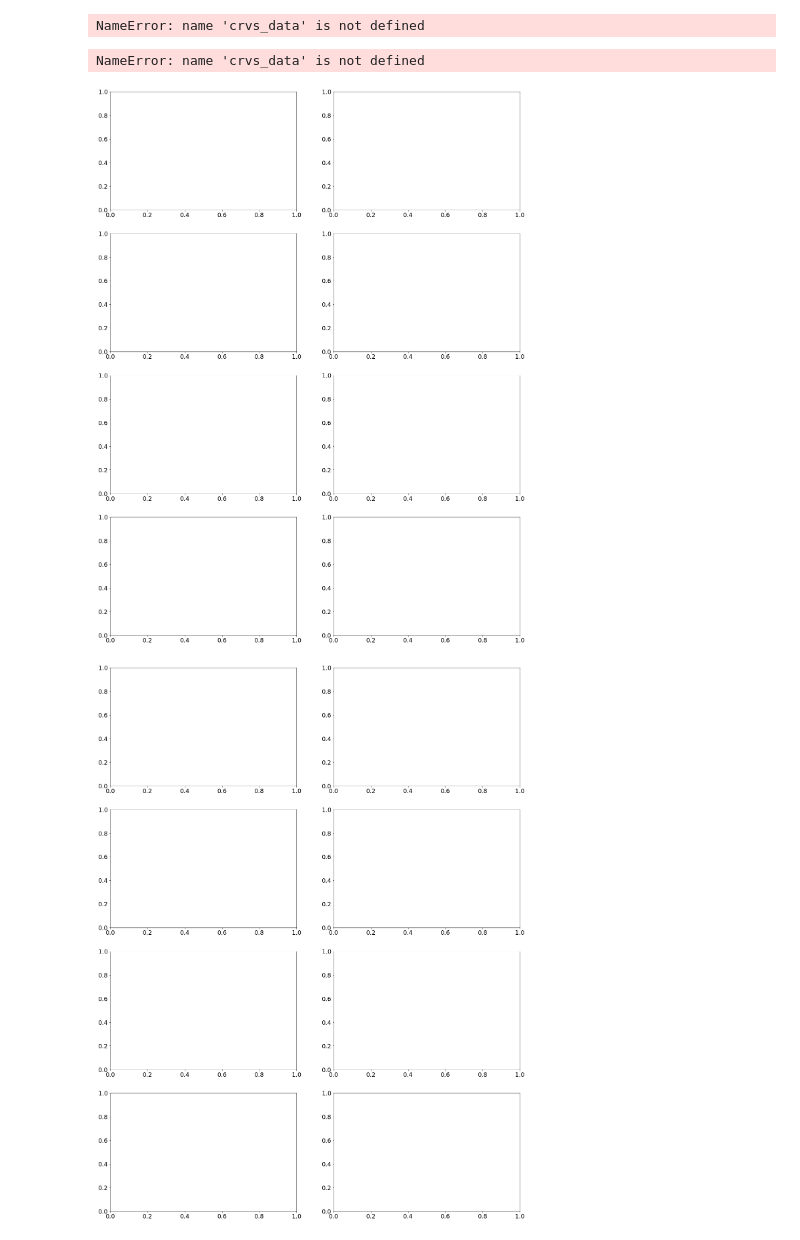
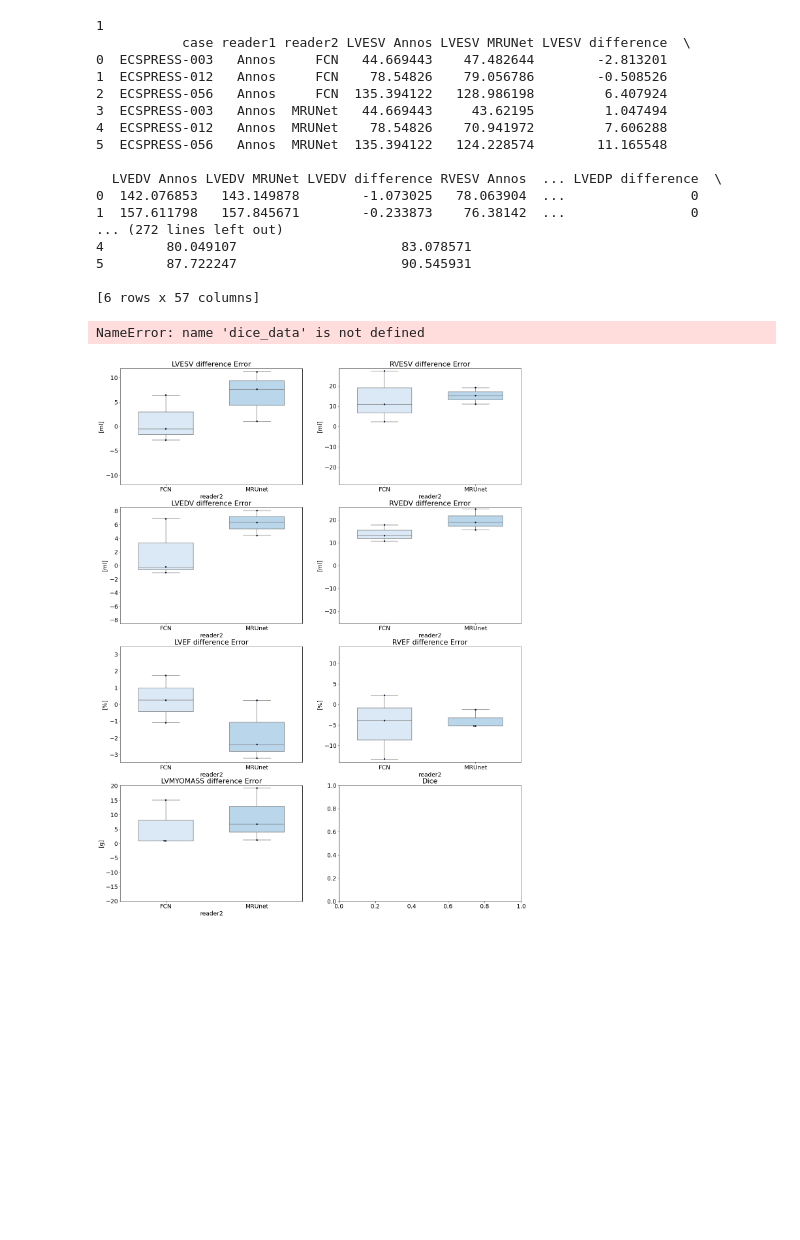
Before and after one commit to thadler/LazyLuna, a Jupyter notebook: Notebooks/CNN_Cases.ipynb, the cells around one changed output. Cells and saved outputs as stored; diff of their text form; code cells hidden in the pictures; blank space fills up the shorter version.

```diff
--- a/Notebooks/CNN_Cases.ipynb
+++ b/Notebooks/CNN_Cases.ipynb
@@ -42,6 +42,8 @@ case_paths = [p for p in os.listdir(bp_cases) if 'Annos' in p and p.endswith('.p
 cases1 = sorted([pickle.load(open(os.path.join(bp_cases, p), 'rb')) for p in case_paths], key=lambda c:c.case_name)
 case_paths = [p for p in os.listdir(bp_cases) if 'FCN' in p and p.endswith('.pickle')]
 cases2 = sorted([pickle.load(open(os.path.join(bp_cases, p), 'rb')) for p in case_paths], key=lambda c:c.case_name)
+case_paths = [p for p in os.listdir(bp_cases) if 'MRUNet' in p and p.endswith('.pickle')]
+cases3 = sorted([pickle.load(open(os.path.join(bp_cases, p), 'rb')) for p in case_paths], key=lambda c:c.case_name)
 # %%
 # get table of CRs, CR means and stdevs & wilcoxon test result diffs
 df, stats, wilcox_tests = clinical_result_pandas_table(cases1, cases2, with_dices=True)
@@ -56,23 +119,31 @@ def SAX_candlelight_plot(gs_cases, name2cases):
     boxplot_palette  = sb.color_palette("Blues")
     boxplot_palette2 = sb.color_palette("Purples")
     swarm_palette = sb.color_palette(["#061C36", "#061C36"])
-    font = {'family' : 'DejaVu Sans',
-            'weight' : 'normal',
-            'size'   : 18}
-    plt.rc('font', **font)
+    plt.rc('font', **{'family': 'DejaVu Sans', 'weight': 'normal', 'size': 18})
     fig, axes = plt.subplots(rows, columns, figsize=(columns*11,(rows*7.5)))
 
     name2tables = dict()
-    for n in name2cases.keys(): name2tables[n] = clinical_result_pandas_table(gs_cases, name2cases[n])
+    tables = []
+    for n_i, n in enumerate(name2cases.keys()):
+        print(n_i)
+        df, stats, wilcox_tests = clinical_result_pandas_table(gs_cases, name2cases[n], with_dices=True)
+        tables.append(df)
+    table = pandas.DataFrame(np.concatenate(tables, axis=0),columns=df.columns)
+    #table = pandas.concat([t for t in tables])
 
     j = 0
-    for i, crv in enumerate(crvs_data):
+    crvs = ['LVESV', 'LVEDV', 'LVEF', 'LVMYOMASS', 'RVESV', 'RVEDV', 'RVEF']
+    crvs = [crv+' difference' for crv in crvs]
+    for i, crv in enumerate(crvs):
         if i >= (rows*columns): continue
         while i >= rows: i-=rows
         axes[i][j].set_title(crv + " Error")
-        sb.boxplot   (ax=axes[i][j], data=crvs_data[crv], palette=boxplot_palette, saturation=1, width=0.6)
-        sb.swarmplot (ax=axes[i][j], data=crvs_data[crv], color="#061C36", alpha=1)
-        axes[i][j].set_xticklabels([name2cases.keys()])
+        print(table)
+        #sb.boxplot   (ax=axes[i][j], data=crvs_data[crv], palette=boxplot_palette, saturation=1, width=0.6)
+        sb.boxplot(ax=axes[i][j], data=table, x='reader2', y=crv, palette=boxplot_palette, saturation=1, width=0.6)
+        #sb.swarmplot (ax=axes[i][j], data=crvs_data[crv], color="#061C36", alpha=1)
+        sb.swarmplot (ax=axes[i][j], data=table, x='reader2', y=crv, color="#061C36", alpha=1)
+        axes[i][j].set_xticklabels(list(name2cases.keys()))
         axes[i][j].set_ylabel('[%]' if 'EF' in crv else '[ml]' if 'ESV' in crv or 'EDV' in crv else '[g]' )
         yabs_max = abs(max(axes[i][j].get_ylim(), key=abs))
         axes[i][j].set_ylim(ymin=-yabs_max, ymax=yabs_max)
@@ -98,5 +169,5 @@ def SAX_candlelight_plot(gs_cases, name2cases):
     plt.subplots_adjust(left=0.075, bottom=0.05, right=0.95, top=0.95, wspace=0.25, hspace=0.35)
     fig.savefig("candlelight_test.png", dpi=100, facecolor="#FFFFFF")
 
-SAX_candlelight_plot(cases1, {'Unet':cases2})
+SAX_candlelight_plot(cases1, {'FCN':cases2, 'MRUnet':cases3})
 # %% [output]
@@ -120,7 +175,22 @@ RVEDP SAX RVED 1
-NameError: name 'crvs_data' is not defined
+1
+           case reader1 reader2 LVESV Annos LVESV MRUNet LVESV difference  \
+0  ECSPRESS-003   Annos     FCN   44.669443    47.482644        -2.813201
+1  ECSPRESS-012   Annos     FCN    78.54826    79.056786        -0.508526
+2  ECSPRESS-056   Annos     FCN  135.394122   128.986198         6.407924
+3  ECSPRESS-003   Annos  MRUNet   44.669443     43.62195         1.047494
+4  ECSPRESS-012   Annos  MRUNet    78.54826    70.941972         7.606288
+5  ECSPRESS-056   Annos  MRUNet  135.394122   124.228574        11.165548
+
+  LVEDV Annos LVEDV MRUNet LVEDV difference RVESV Annos  ... LVEDP difference  \
+0  142.076853   143.149878        -1.073025   78.063904  ...                0
+1  157.611798   157.845671        -0.233873    76.38142  ...                0
+... (272 lines left out)
+4        80.049107                     83.078571
+5        87.722247                     90.545931
+
+[6 rows x 57 columns]
-NameError: name 'crvs_data' is not defined
+NameError: name 'dice_data' is not defined
-[figure, old version]
+[figure, new version]
-[figure, removed]
 # %%
 # Just showing some images
 for c1,c2 in zip(cases1, cases2):
```
Also changed, not shown: parts of 4 cells of this notebook, 1 other file.
